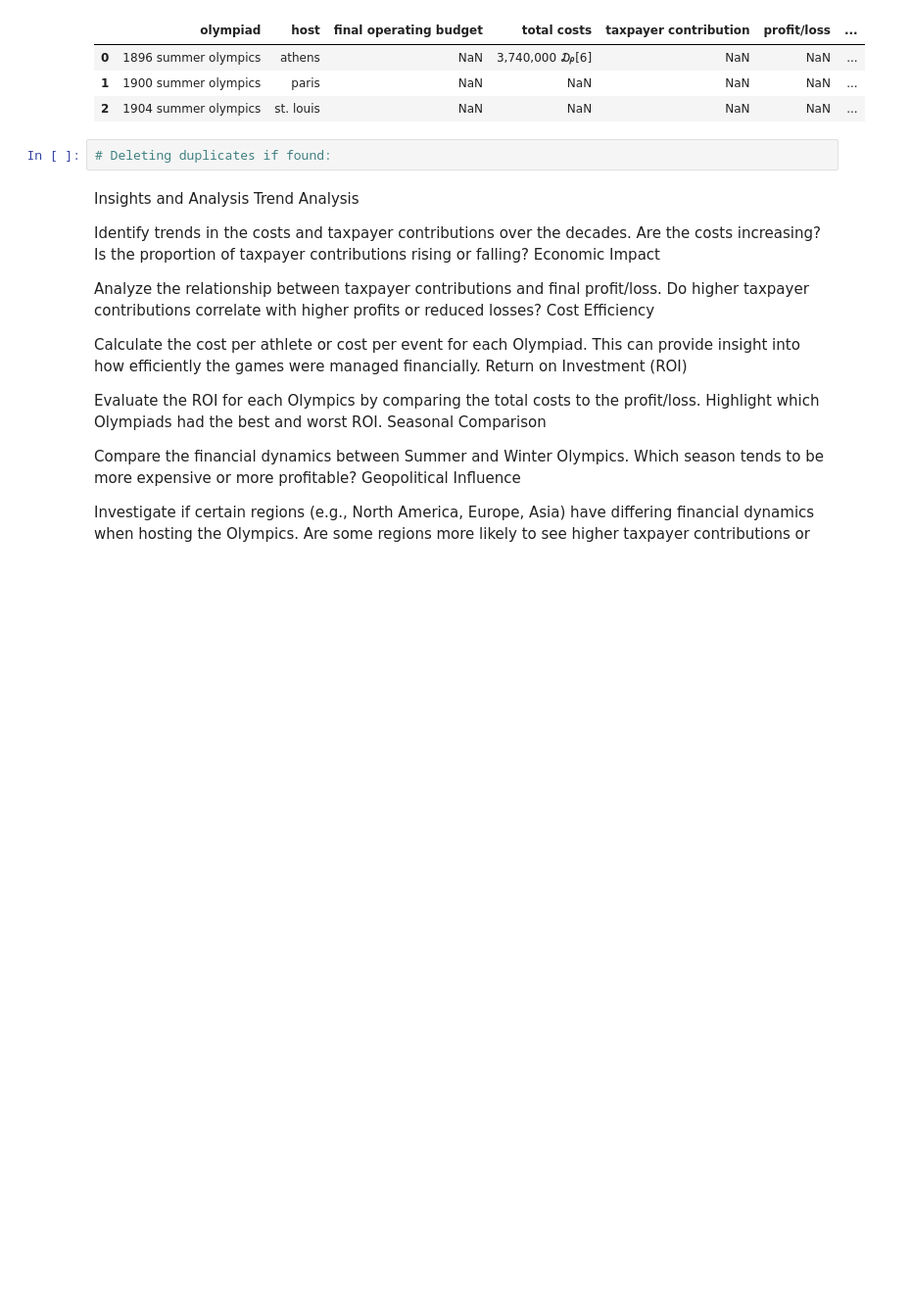
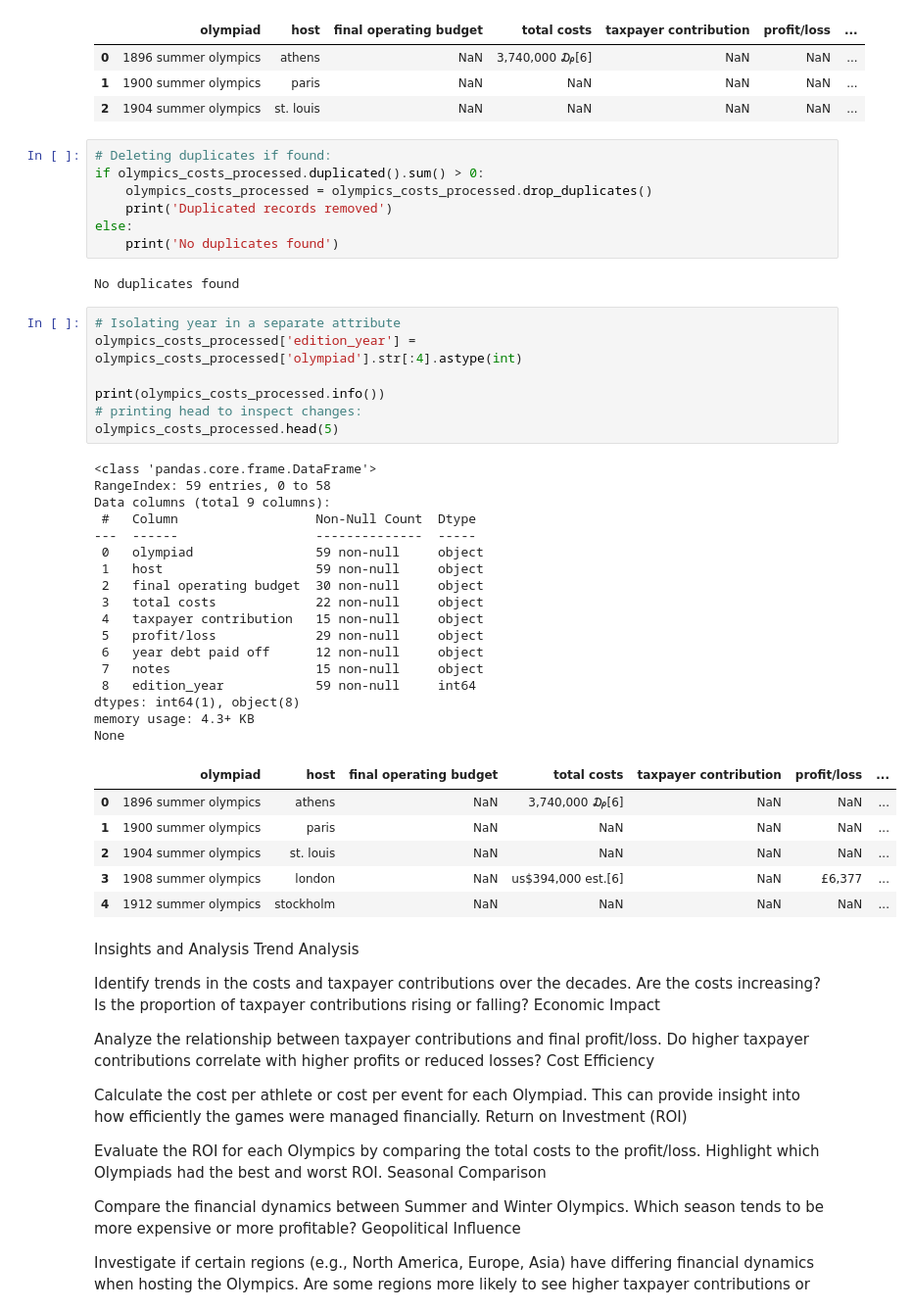
Before and after one commit to CarlosVarelaGreen/olympics_history_data_analysis, a Jupyter notebook: athletes_data_cleaning.ipynb, the cells around one changed output. Shown at 98% size. Cells and saved outputs as stored; diff of their text form; blank space fills up the shorter version.

```diff
--- a/athletes_data_cleaning.ipynb
+++ b/athletes_data_cleaning.ipynb
@@ -595,8 +595,46 @@ olympics_costs_processed.head(3)
 | 0 | 1896 summer olympics | athens | NaN | 3,740,000 ₯[6] | NaN | NaN | ... |
 | 1 | 1900 summer olympics | paris | NaN | NaN | NaN | NaN | ... |
 | 2 | 1904 summer olympics | st. louis | NaN | NaN | NaN | NaN | ... |
-# %%
-# Deleting duplicates if found:
+# %%
+# Deleting duplicates if found:
+if olympics_costs_processed.duplicated().sum() > 0:
+    olympics_costs_processed = olympics_costs_processed.drop_duplicates()
+    print('Duplicated records removed')
+else:
+    print('No duplicates found')
+# %% [output]
+No duplicates found
+# %%
+# Isolating year in a separate attribute
+olympics_costs_processed['edition_year'] = olympics_costs_processed['olympiad'].str[:4].astype(int)
+
+print(olympics_costs_processed.info())
+# printing head to inspect changes:
+olympics_costs_processed.head(5)
+# %% [output]
+<class 'pandas.core.frame.DataFrame'>
+RangeIndex: 59 entries, 0 to 58
+Data columns (total 9 columns):
+ #   Column                  Non-Null Count  Dtype
+---  ------                  --------------  -----
+ 0   olympiad                59 non-null     object
+ 1   host                    59 non-null     object
+ 2   final operating budget  30 non-null     object
+ 3   total costs             22 non-null     object
+ 4   taxpayer contribution   15 non-null     object
+ 5   profit/loss             29 non-null     object
+ 6   year debt paid off      12 non-null     object
+ 7   notes                   15 non-null     object
+ 8   edition_year            59 non-null     int64
+dtypes: int64(1), object(8)
+memory usage: 4.3+ KB
+None
+|  | olympiad | host | final operating budget | total costs | taxpayer contribution | profit/loss | ... |
+| 0 | 1896 summer olympics | athens | NaN | 3,740,000 ₯[6] | NaN | NaN | ... |
+| 1 | 1900 summer olympics | paris | NaN | NaN | NaN | NaN | ... |
+| 2 | 1904 summer olympics | st. louis | NaN | NaN | NaN | NaN | ... |
+| 3 | 1908 summer olympics | london | NaN | us$394,000 est.[6] | NaN | £6,377 | ... |
+| 4 | 1912 summer olympics | stockholm | NaN | NaN | NaN | NaN | ... |
 # %% [markdown]
 Insights and Analysis
 Trend Analysis
```
Also changed, not shown: parts of 1 cell of this notebook, 2 other files.
